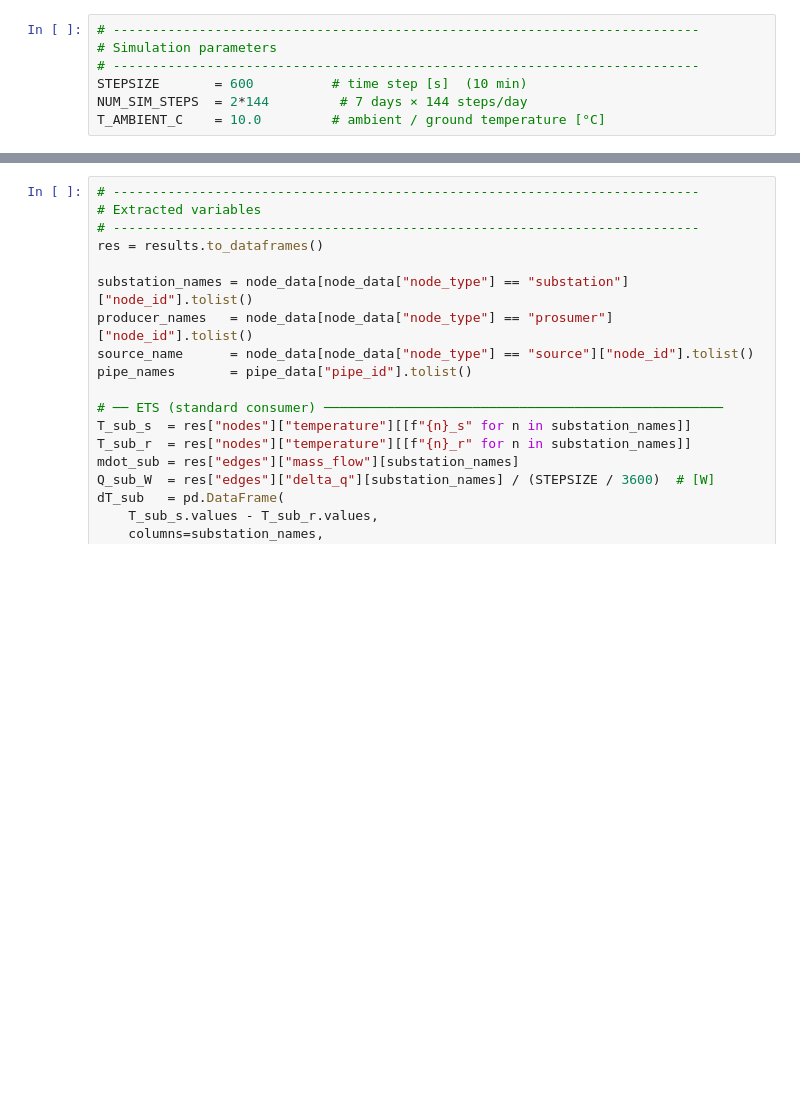
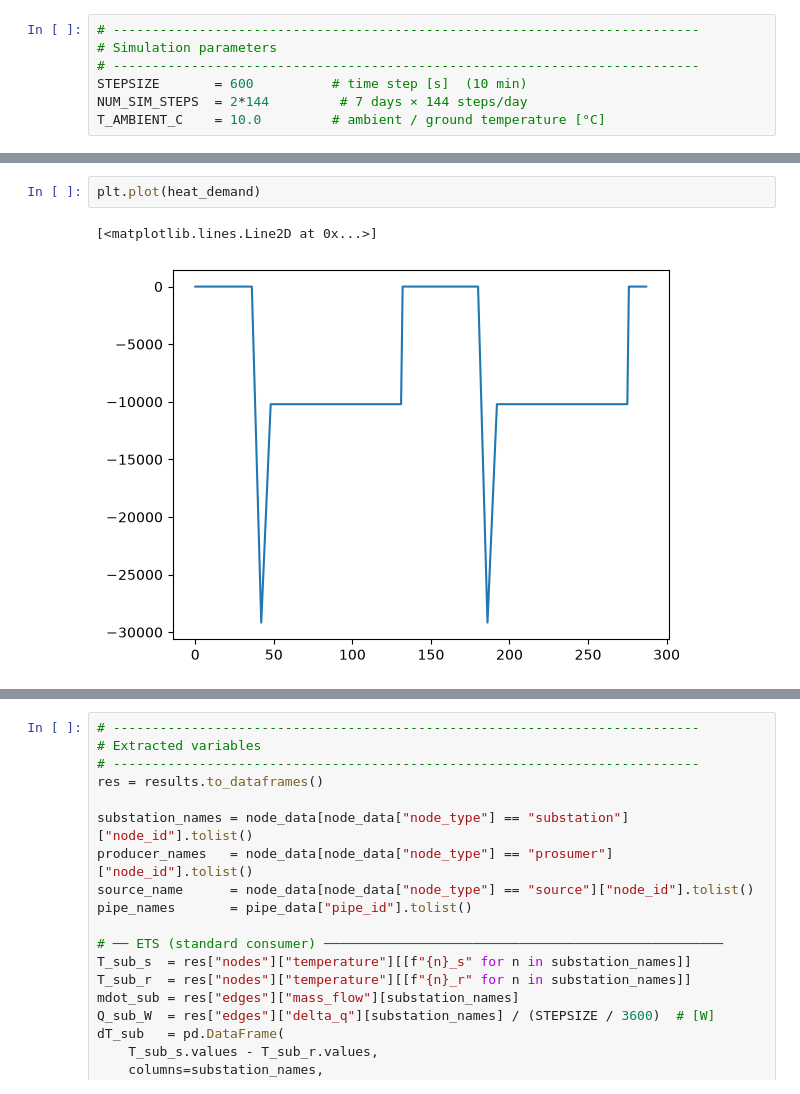
Before and after one commit to SarFerr/dhn-benchmark, a Jupyter notebook: archetypes_generation/archetypes/DHN_TG_5G_M_M_BASE/model_pydhn.ipynb, the cells around one changed output, grey strips where cells are left out. Saved outputs shown, nothing was run; the diff lists cells and outputs as text; blank space fills up the shorter version.

```diff
--- a/archetypes_generation/archetypes/DHN_TG_5G_M_M_BASE/model_pydhn.ipynb
+++ b/archetypes_generation/archetypes/DHN_TG_5G_M_M_BASE/model_pydhn.ipynb
@@ -63,3 +63,8 @@ Loaded topological data from pipes.csv --- dynamic simulation of 1008 time steps
+# %%
+plt.plot(heat_demand)
+# %% [output]
+[<matplotlib.lines.Line2D at 0x...>]
+[figure, added]
 # %%
 # ---------------------------------------------------------------------------
 # Fluid and soil
```
Also changed, not shown: parts of 10 cells of this notebook, 3 other files.
